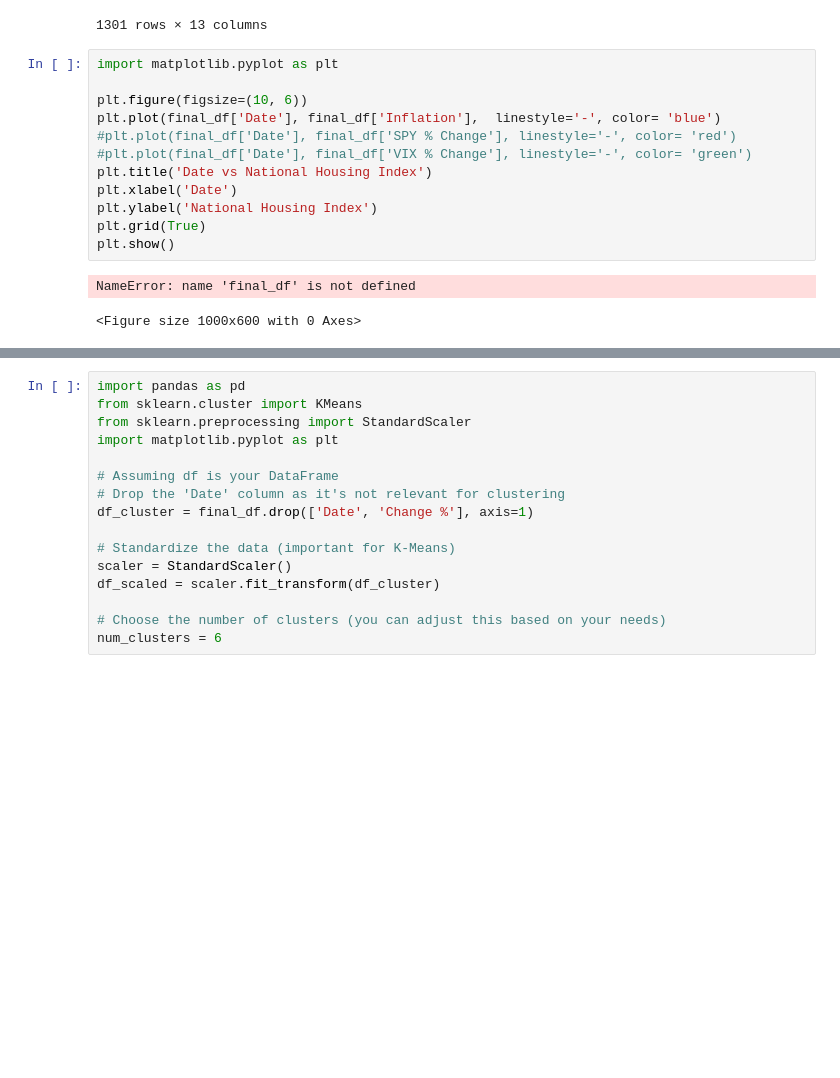
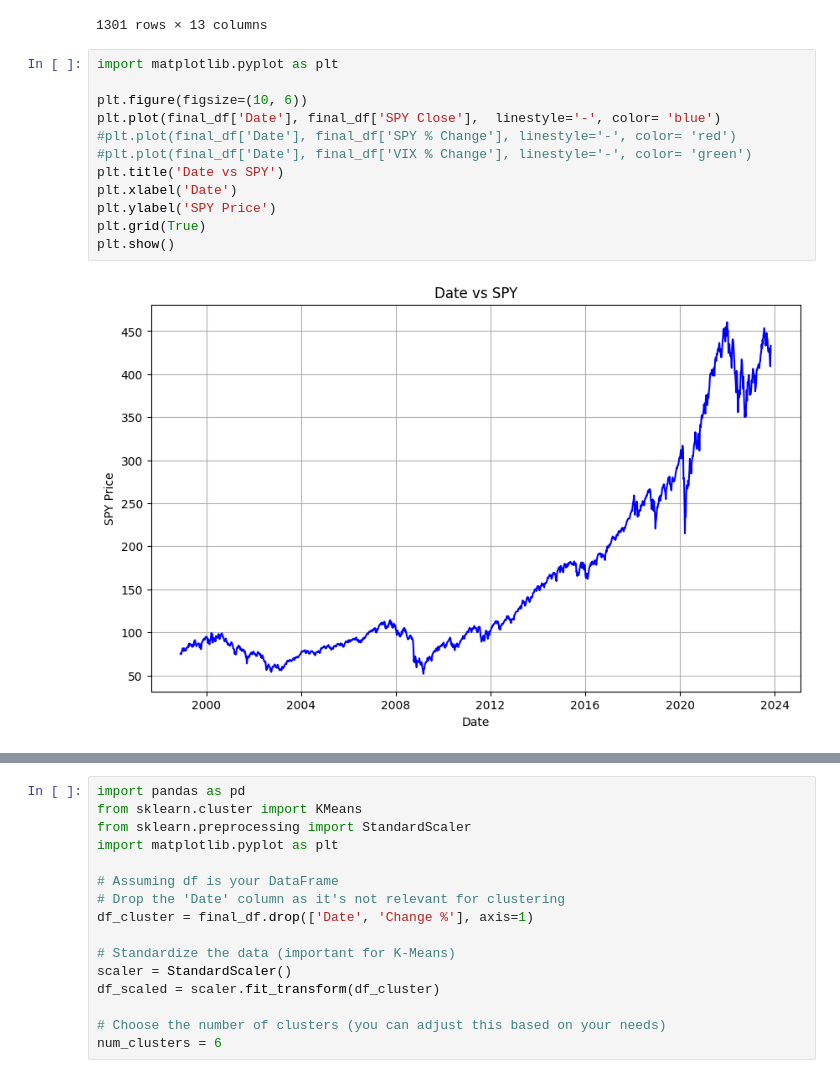
Before and after one commit to jfour1e/Housing-Price-Analysis, a Jupyter notebook: main.ipynb, the cells around one changed output, grey strips where cells are left out. Saved outputs shown, nothing was run; the diff lists cells and outputs as text; blank space fills up the shorter version.

```diff
--- a/main.ipynb
+++ b/main.ipynb
@@ -258,15 +258,14 @@ final_df
 # %%
 import matplotlib.pyplot as plt
 
 plt.figure(figsize=(10, 6))
-plt.plot(final_df['Date'], final_df['Inflation'],  linestyle='-', color= 'blue')
+plt.plot(final_df['Date'], final_df['SPY Close'],  linestyle='-', color= 'blue')
 #plt.plot(final_df['Date'], final_df['SPY % Change'], linestyle='-', color= 'red')
 #plt.plot(final_df['Date'], final_df['VIX % Change'], linestyle='-', color= 'green')
-plt.title('Date vs National Housing Index')
+plt.title('Date vs SPY')
 plt.xlabel('Date')
-plt.ylabel('National Housing Index')
+plt.ylabel('SPY Price')
 plt.grid(True)
 plt.show()
 # %% [output]
-NameError: name 'final_df' is not defined
-<Figure size 1000x600 with 0 Axes>
+[figure, added]
```
Also changed, not shown: parts of 9 cells of this notebook, 2 other files.
